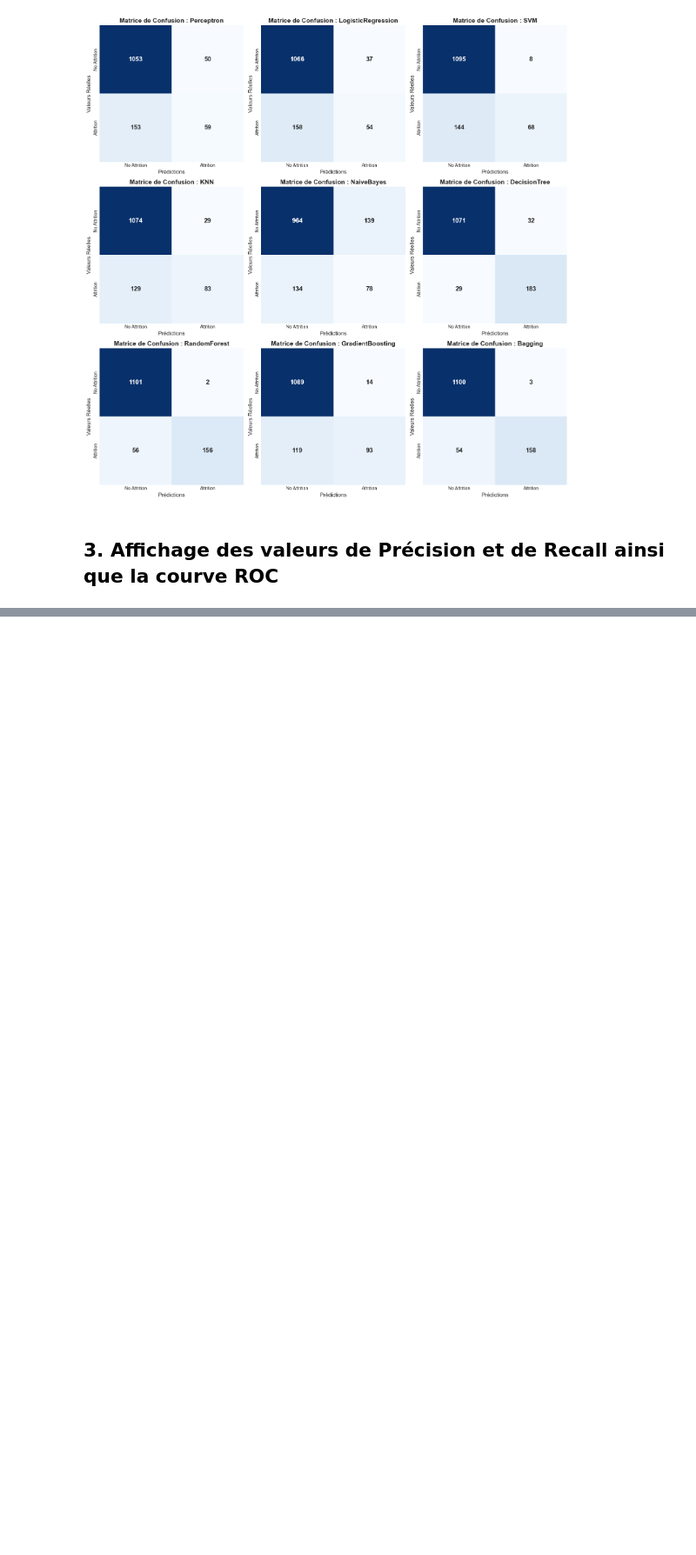
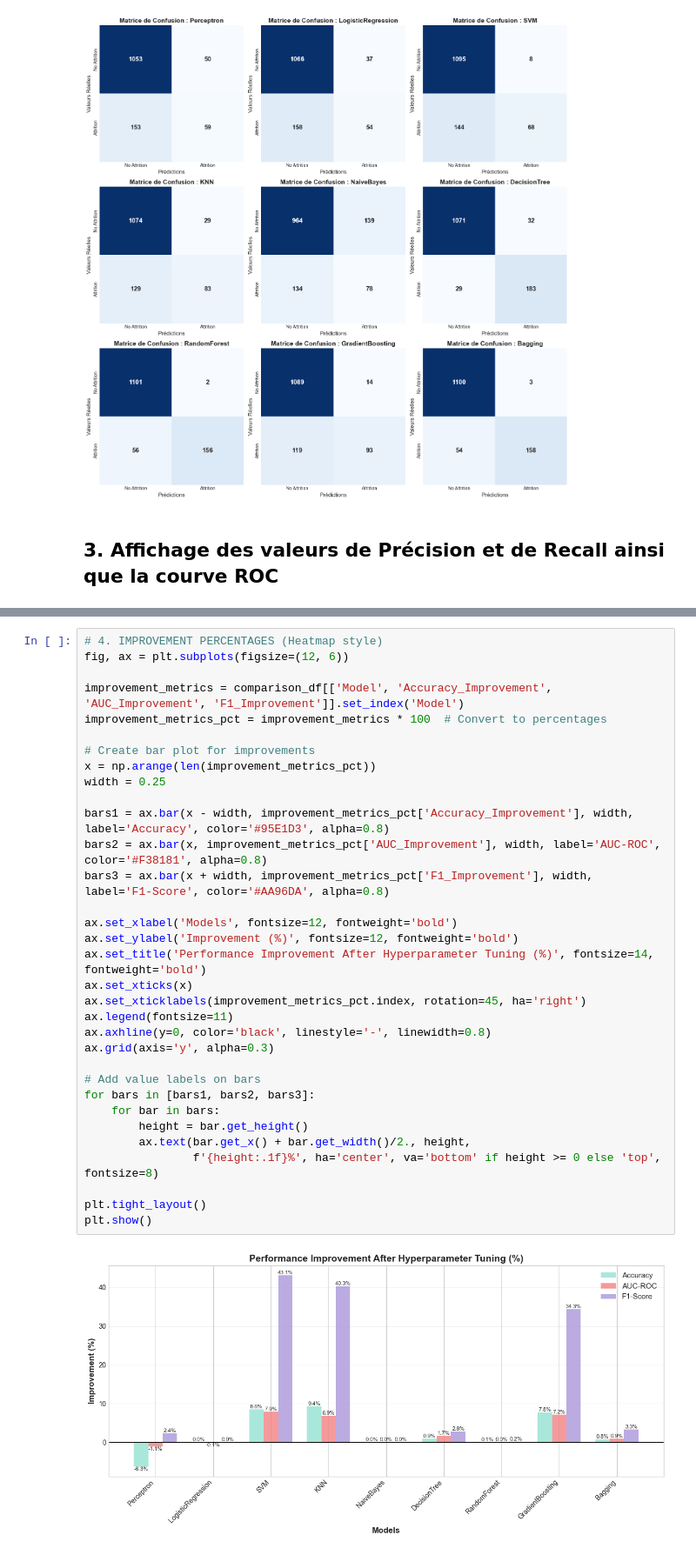
Before and after one commit to unitealfa/algo-de-pr-diction, a Jupyter notebook: HumanForYou_attrition_analysis.ipynb, the cells around one changed output, grey strips where cells are left out. Shown at 87% size. Drawn from its saved outputs; the diff is of its cells as text; blank space fills up the shorter version.

```diff
--- a/HumanForYou_attrition_analysis.ipynb
+++ b/HumanForYou_attrition_analysis.ipynb
@@ -2355,0 +2743,35 @@ plt.show()
+# %%
+# 4. IMPROVEMENT PERCENTAGES (Heatmap style)
+fig, ax = plt.subplots(figsize=(12, 6))
+
+improvement_metrics = comparison_df[['Model', 'Accuracy_Improvement', 'AUC_Improvement', 'F1_Improvement']].set_index('Model')
+improvement_metrics_pct = improvement_metrics * 100  # Convert to percentages
+
+# Create bar plot for improvements
+x = np.arange(len(improvement_metrics_pct))
+width = 0.25
+
+bars1 = ax.bar(x - width, improvement_metrics_pct['Accuracy_Improvement'], width, label='Accuracy', color='#95E1D3', alpha=0.8)
+bars2 = ax.bar(x, improvement_metrics_pct['AUC_Improvement'], width, label='AUC-ROC', color='#F38181', alpha=0.8)
+bars3 = ax.bar(x + width, improvement_metrics_pct['F1_Improvement'], width, label='F1-Score', color='#AA96DA', alpha=0.8)
+
+ax.set_xlabel('Models', fontsize=12, fontweight='bold')
+ax.set_ylabel('Improvement (%)', fontsize=12, fontweight='bold')
+ax.set_title('Performance Improvement After Hyperparameter Tuning (%)', fontsize=14, fontweight='bold')
+ax.set_xticks(x)
+ax.set_xticklabels(improvement_metrics_pct.index, rotation=45, ha='right')
+ax.legend(fontsize=11)
+ax.axhline(y=0, color='black', linestyle='-', linewidth=0.8)
+ax.grid(axis='y', alpha=0.3)
+
+# Add value labels on bars
+for bars in [bars1, bars2, bars3]:
+    for bar in bars:
+        height = bar.get_height()
+        ax.text(bar.get_x() + bar.get_width()/2., height,
+                f'{height:.1f}%', ha='center', va='bottom' if height >= 0 else 'top', fontsize=8)
+
+plt.tight_layout()
+plt.show()
+# %% [output]
+[figure, added]
```
Also changed, not shown: parts of 22 cells of this notebook, 4 other files.
